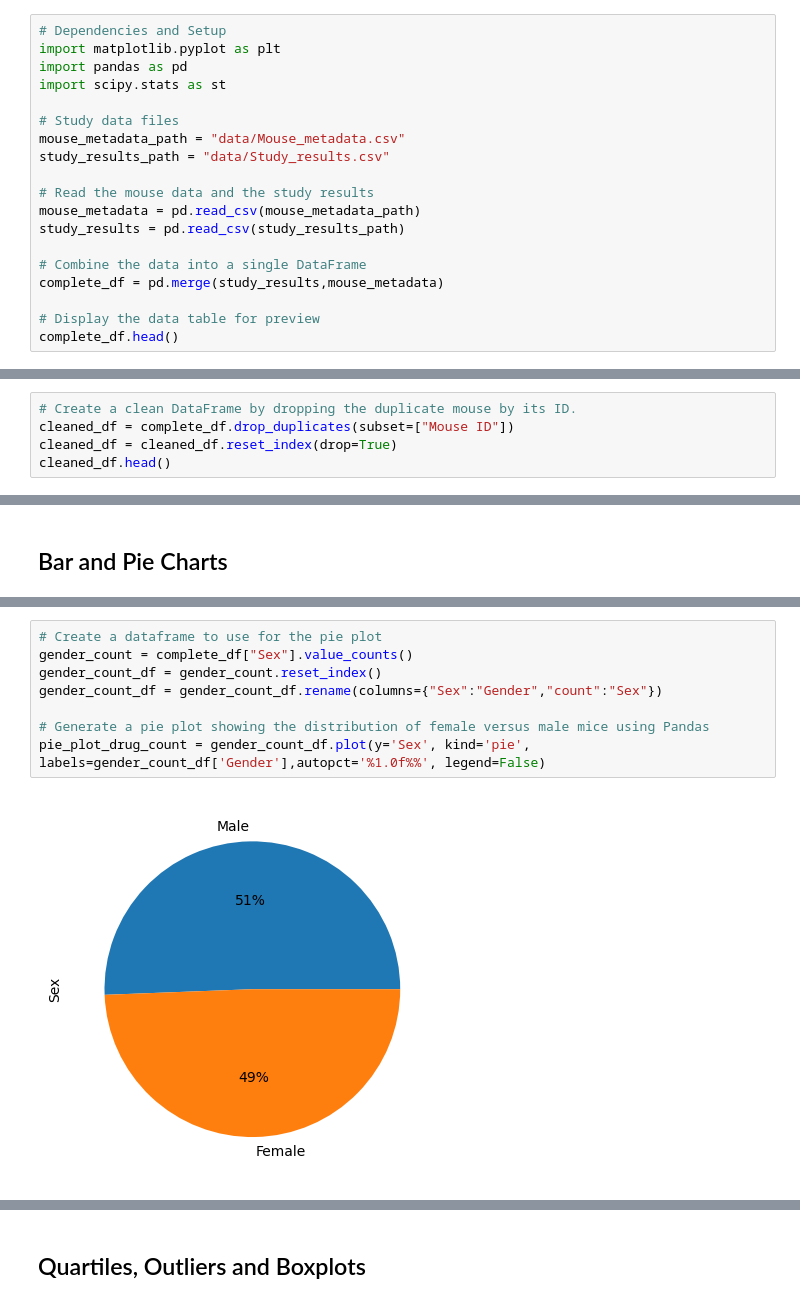
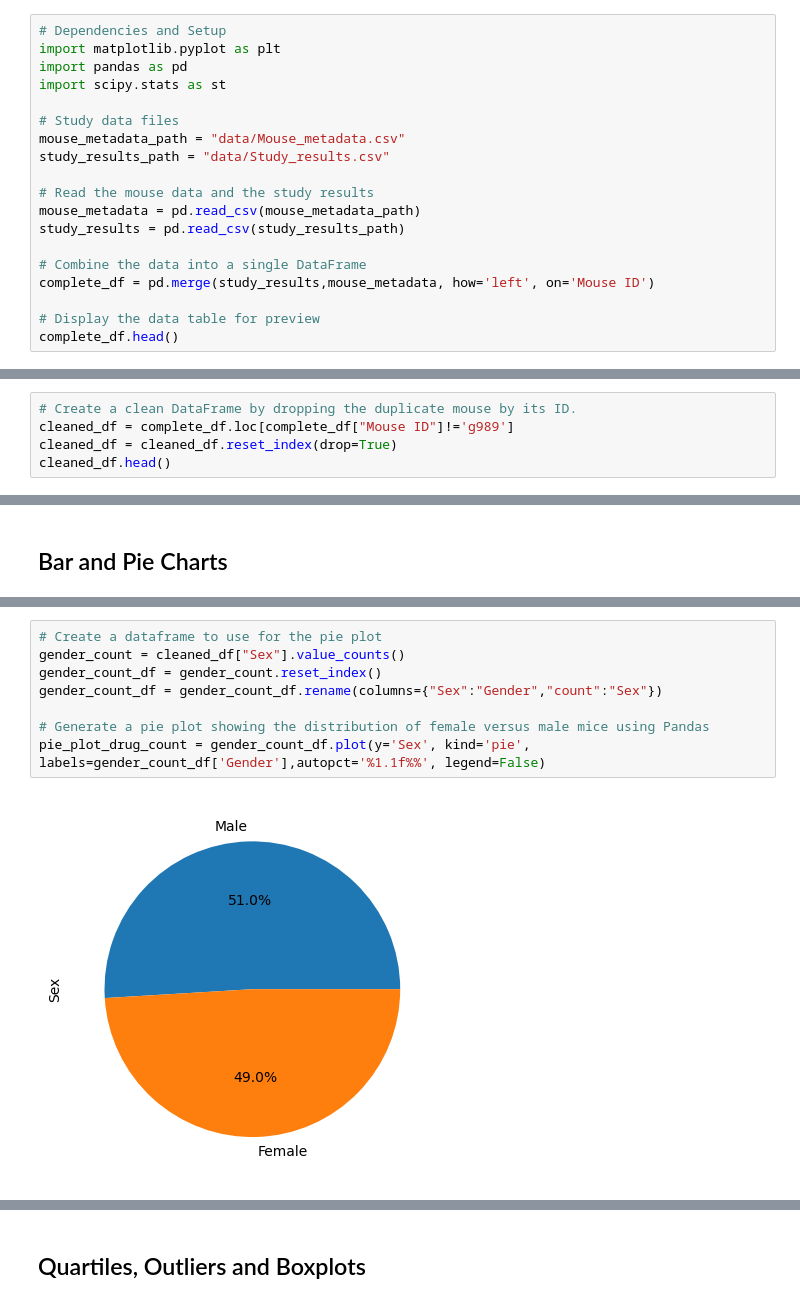
Before and after one commit to bburwinkel0721/Drug-Trials-Matplotlib-Challenge, a Jupyter notebook: Pymaceuticals/pymaceuticals_challenge.ipynb, the cells around one changed output, grey strips where cells are left out. Drawn from its saved outputs; the diff is of its cells as text.

```diff
--- a/Pymaceuticals/pymaceuticals_challenge.ipynb
+++ b/Pymaceuticals/pymaceuticals_challenge.ipynb
@@ -26,7 +26,7 @@ mouse_metadata = pd.read_csv(mouse_metadata_path)
 study_results = pd.read_csv(study_results_path)
 
 # Combine the data into a single DataFrame
-complete_df = pd.merge(study_results,mouse_metadata)
+complete_df = pd.merge(study_results,mouse_metadata, how='left', on='Mouse ID')
 
 # Display the data table for preview
 complete_df.head()
@@ -71,6 +71,6 @@ complete_df.loc[complete_df["Mouse ID"]=='g989']
 # %%
 # Create a clean DataFrame by dropping the duplicate mouse by its ID.
-cleaned_df = complete_df.drop_duplicates(subset=["Mouse ID"])
+cleaned_df = complete_df.loc[complete_df["Mouse ID"]!='g989']
 cleaned_df = cleaned_df.reset_index(drop=True)
 cleaned_df.head()
 # %% [output]
@@ -169,13 +169,13 @@ plt.show()
 # %%
 # Create a dataframe to use for the pie plot
-gender_count = complete_df["Sex"].value_counts()
+gender_count = cleaned_df["Sex"].value_counts()
 gender_count_df = gender_count.reset_index()
 gender_count_df = gender_count_df.rename(columns={"Sex":"Gender","count":"Sex"})
 
 # Generate a pie plot showing the distribution of female versus male mice using Pandas
-pie_plot_drug_count = gender_count_df.plot(y='Sex', kind='pie', labels=gender_count_df['Gender'],autopct='%1.0f%%', legend=False)
+pie_plot_drug_count = gender_count_df.plot(y='Sex', kind='pie', labels=gender_count_df['Gender'],autopct='%1.1f%%', legend=False)
 # %% [output]
-[figure, old version]
+[figure, new version]
 # %%
 # Create a list and labels for the pie plot
 gender_list_count = [gender_count_df.iloc[0,1],gender_count_df.iloc[1,1]]
```
Also changed, not shown: parts of 12 cells of this notebook.
